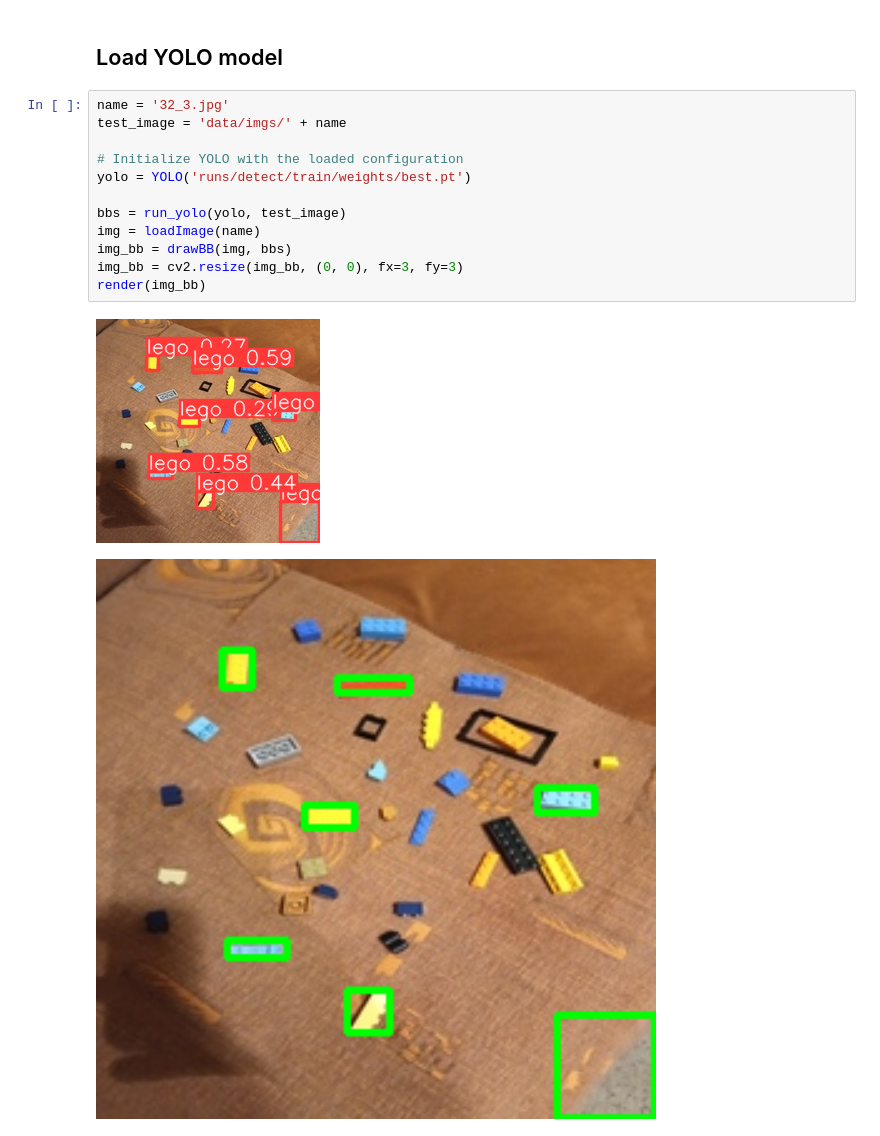
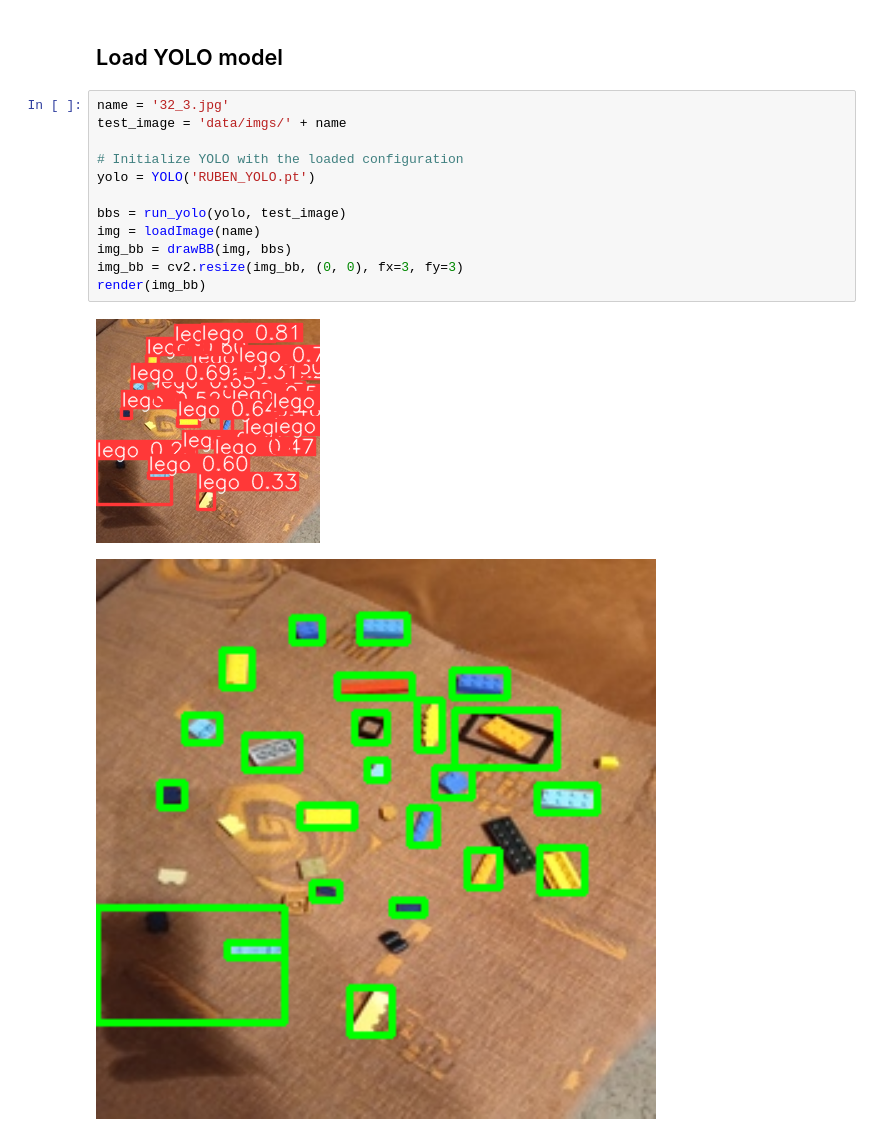
Before and after one commit to Johnny-droid/Lego-Image-Detector, a Jupyter notebook: p2/task3.ipynb, the cells around one changed output. Drawn from its saved outputs; the diff is of its cells as text.

Commit message:
YOLO FINE TUNED DONE!

```diff
--- a/p2/task3.ipynb
+++ b/p2/task3.ipynb
@@ -145,18 +145,18 @@ except FileExistsError:
 # %%
 name = '32_3.jpg'
 test_image = 'data/imgs/' + name
 
 # Initialize YOLO with the loaded configuration
-yolo = YOLO('runs/detect/train/weights/best.pt')
+yolo = YOLO('RUBEN_YOLO.pt')
 
 bbs = run_yolo(yolo, test_image)
 img = loadImage(name)
 img_bb = drawBB(img, bbs)
 img_bb = cv2.resize(img_bb, (0, 0), fx=3, fy=3)
 render(img_bb)
 # %% [output]
-[figure, old version]
+[figure, new version]
-[figure, old version]
+[figure, new version]
 # %%
 bb_imgs = getBBImages(img, bbs)
 masks = []
```
Also changed, not shown: parts of 2 cells of this notebook, 1 other file.
